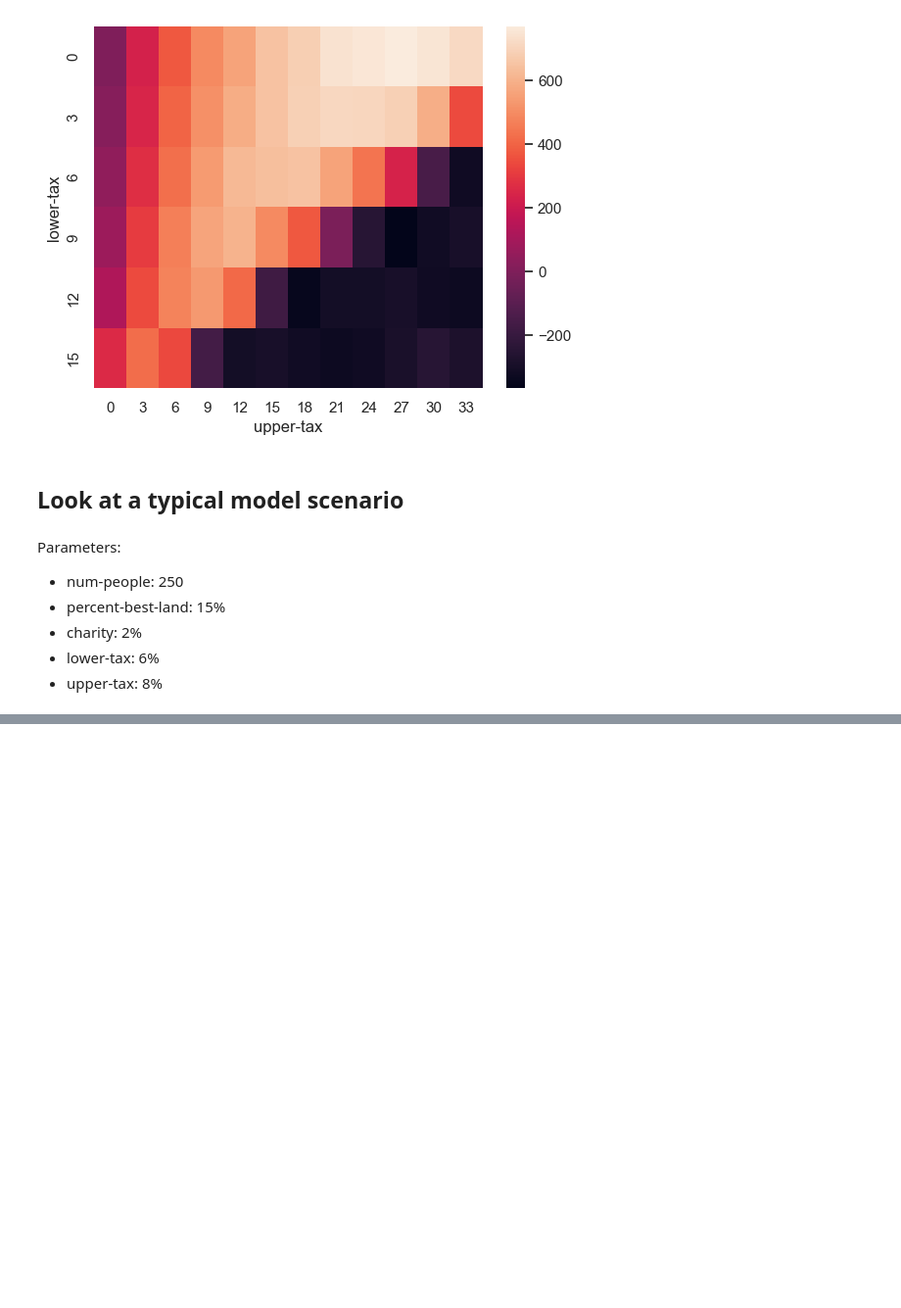
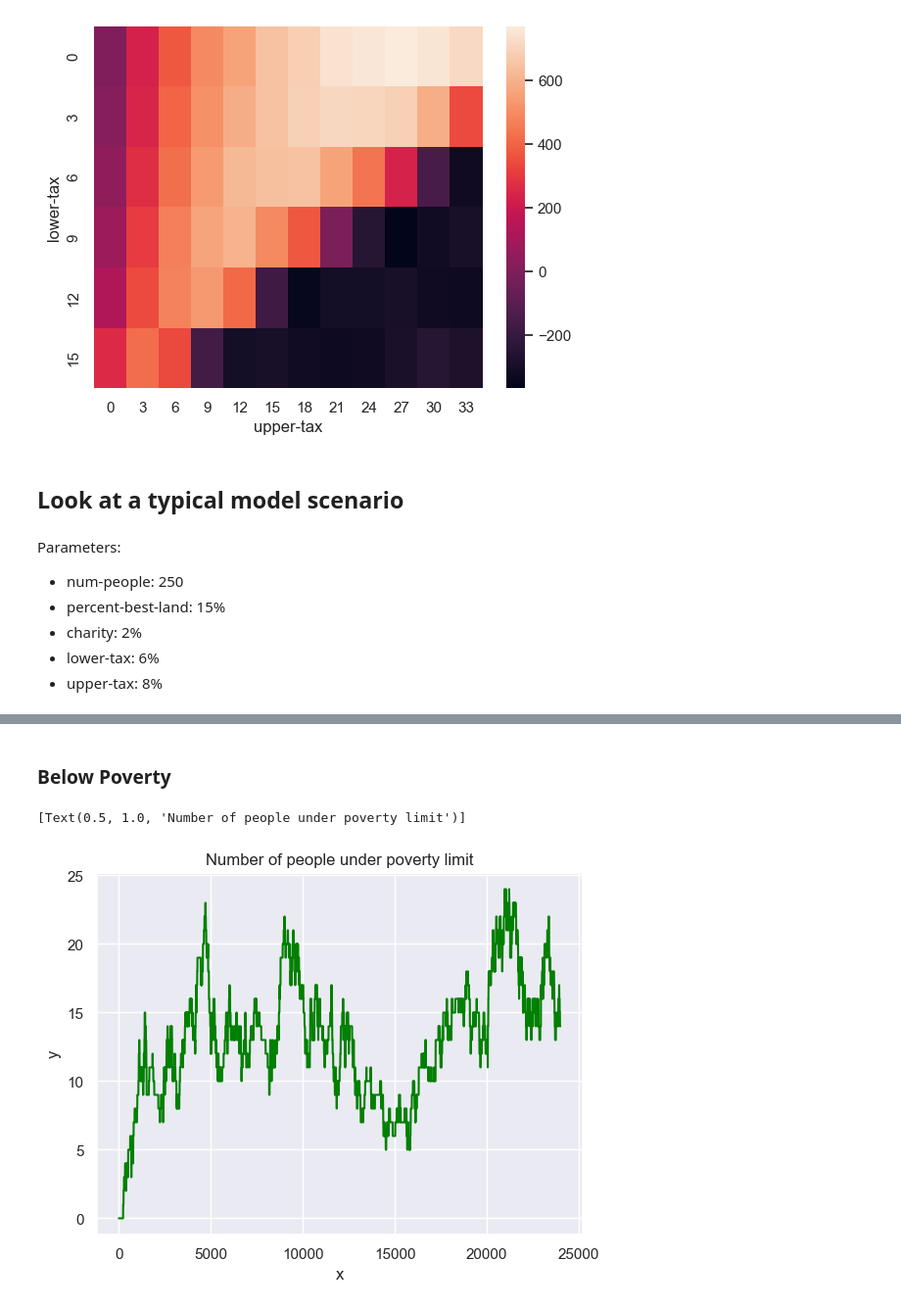
Before and after one commit to MrJoeKr/loveTaxes, a Jupyter notebook: make_graphs.ipynb, the cells around one changed output, grey strips where cells are left out. Shown at 98% size. Cells and saved outputs as stored; diff of their text form; code cells hidden in the pictures; blank space fills up the shorter version.

```diff
--- a/make_graphs.ipynb
+++ b/make_graphs.ipynb
@@ -333,0 +371,18 @@ Beginning of the simulation (0 ticks) vs. end of the simulation (at 24000 ticks)
+# %% [markdown]
+### Below Poverty
+# %%
+poverty_data = pd.read_csv("data/scenario_below_poverty.csv", skiprows=16)
+
+# figs, ax = plt.subplots(figsize=(15, 5))
+figs, ax = plt.subplots()
+
+sns.set()
+sns.lineplot(x="x", y="y", data=poverty_data, color="green", ax=ax)
+
+# Add title
+ax.set(title="Number of people under poverty limit")
+
+None
+# %% [output]
+[Text(0.5, 1.0, 'Number of people under poverty limit')]
+[figure, added]
```
Also changed, not shown: parts of 7 cells of this notebook, 4 other files.
